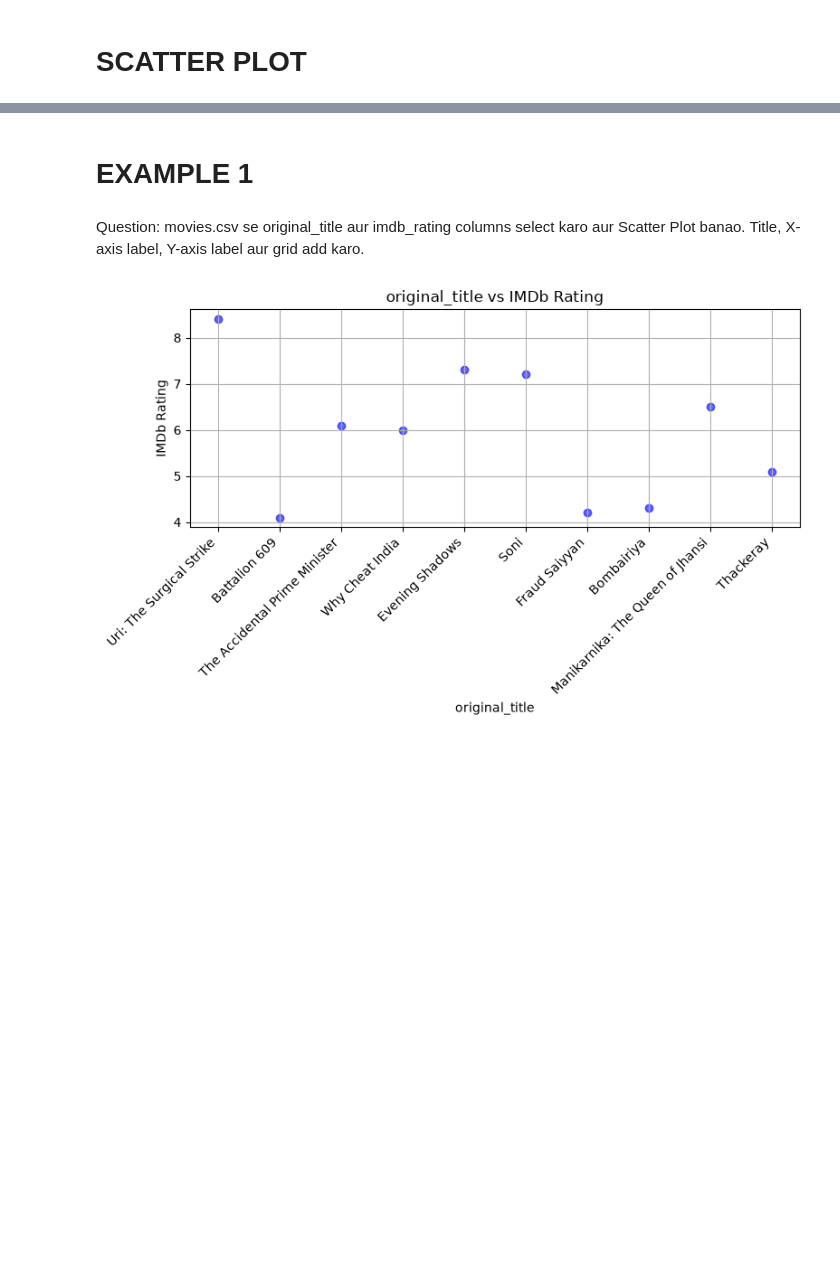
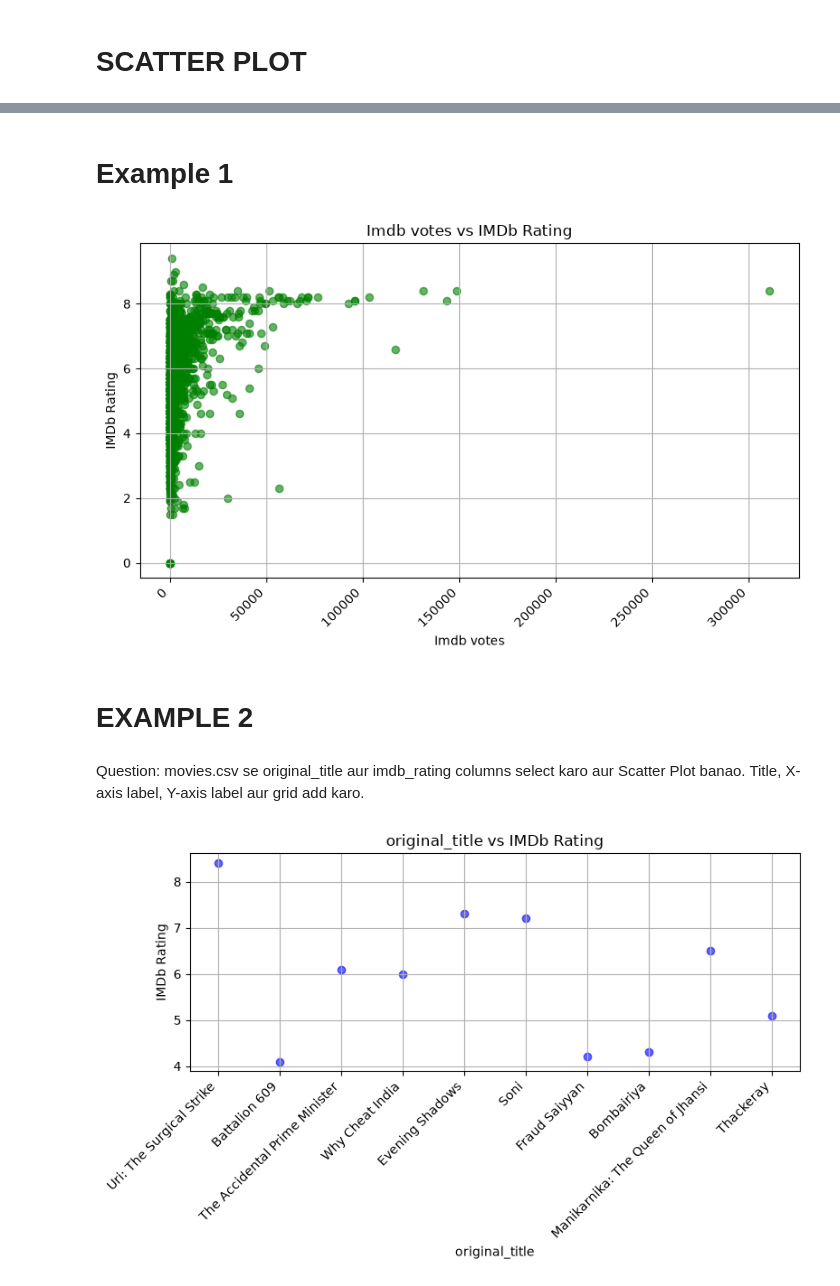
Before and after one commit to shivamdhamange/DATA-SCIENCE, a Jupyter notebook: shivam/day 16 matplotlib.ipynb, the cells around one changed output, grey strips where cells are left out. Drawn from its saved outputs; the diff is of its cells as text; code cells hidden in the pictures; blank space fills up the shorter version.

```diff
--- a/shivam/day 16 matplotlib.ipynb
+++ b/shivam/day 16 matplotlib.ipynb
@@ -264,5 +272,35 @@ plt.show()
+# %% [markdown]
+# Example 1
+# %%
+# imdb_votes AND imdb_rating
+import pandas as pd
+import matplotlib.pyplot as plt
+
+df = pd.read_csv(r"D:\ITP\DATA SCIENCE\data\movies (1).csv")
+
+sample = df[["imdb_votes", "imdb_rating"]].dropna()
+
+plt.figure(figsize=(8, 5))
+
+plt.scatter(
+    sample["imdb_votes"],
+    sample["imdb_rating"],
+    color="green",
+    s=35,
+    alpha=0.6
+)
+
+plt.title("Imdb votes vs IMDb Rating")
+plt.xlabel("Imdb votes")
+plt.ylabel("IMDb Rating")
+plt.xticks(rotation=45, ha="right")
+plt.grid(True)
+plt.tight_layout()
+plt.show()
+# %% [output]
+[figure, added]
 # %% [markdown]
-# EXAMPLE 1
+# EXAMPLE 2
 # %% [markdown]
 Question: movies.csv se original_title aur imdb_rating columns select karo aur Scatter Plot banao. Title, X-axis label, Y-axis label aur grid add karo.
 # %%
```
Also changed, not shown: parts of 3 cells of this notebook.
